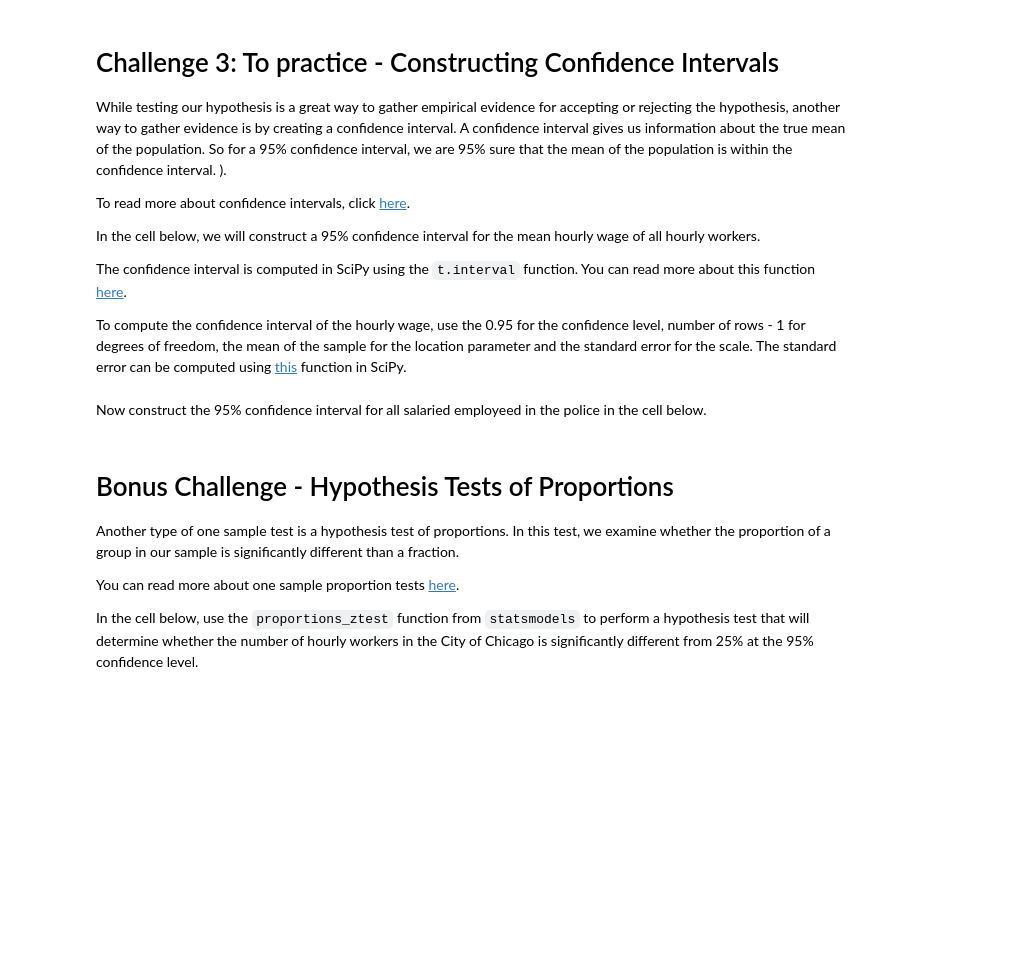
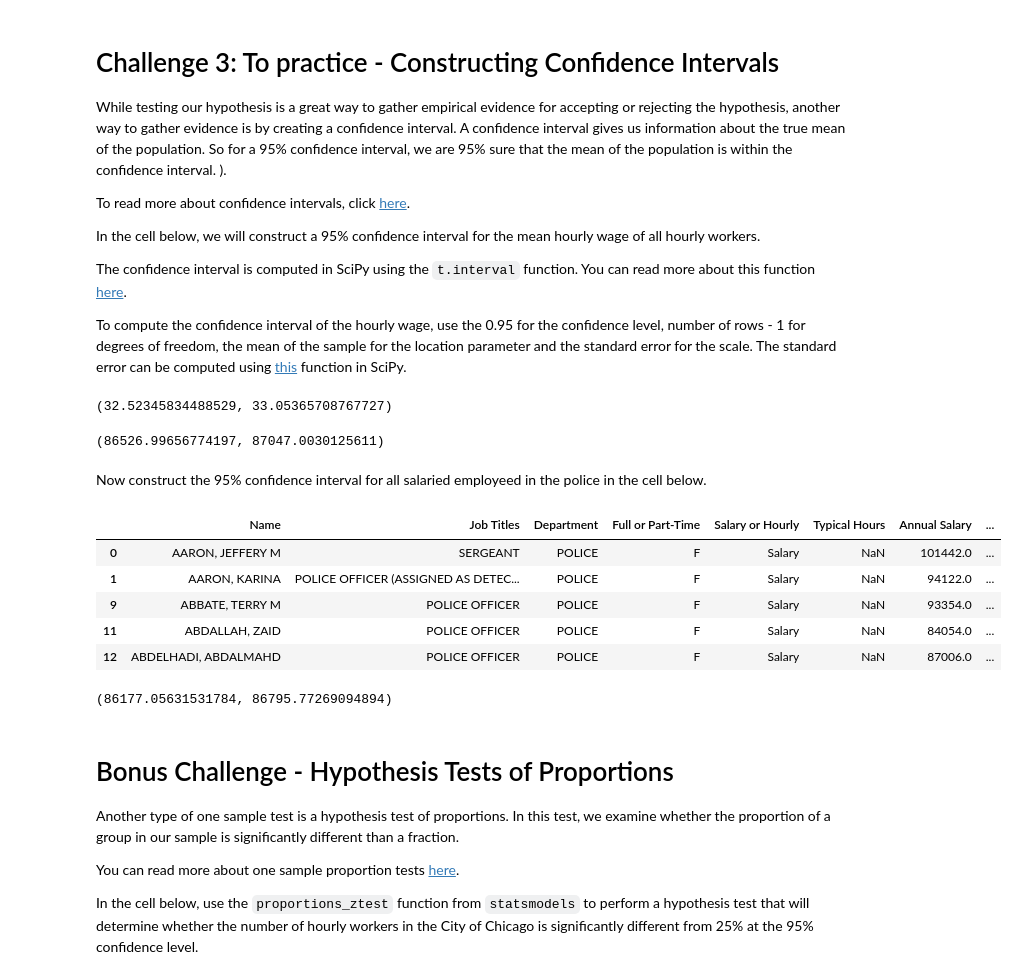
Before and after one commit to ta-data-remote/lab-hypothesis-testing, a Jupyter notebook: your-code/main.ipynb, the cells around one changed output. Saved outputs shown, nothing was run; the diff lists cells and outputs as text; code cells hidden in the pictures; blank space fills up the shorter version.

```diff
--- a/your-code/main.ipynb
+++ b/your-code/main.ipynb
@@ -68,2 +185,31 @@ To compute the confidence interval of the hourly wage, use the 0.95 for the conf
+# %%
+n = len(hourly)
+con_lvl = 0.95
+dfree = n - 1
+sample_mean = hourly['Hourly Rate'].mean()
+sample_ste = stats.sem(hourly['Hourly Rate'])
+
+confidence_interval = stats.t.interval(con_lvl, dfree, sample_mean, sample_ste)
+confidence_interval
+# %% [output]
+(32.52345834488529, 33.05365708767727)
+# %%
+# conf for all salaried
+
+salary = salaries.loc[salaries['Salary or Hourly'] == 'Salary']
+
+n = len(salary)
+# %%
+# confidence_interval = scipy.stats.t.interval(confidence_level, degrees_freedom, sample_mean, sample_standard_error)
+
+con_lvl = 0.95
+dfree = n - 1
+sample_mean = salary['Annual Salary'].mean()
+sample_ste = stats.sem(salary['Annual Salary'])
+
+confidence_interval = stats.t.interval(con_lvl, dfree, sample_mean, sample_ste)
+confidence_interval
+# %% [output]
+(86526.99656774197, 87047.0030125611)
 # %% [markdown]
 Now construct the 95% confidence interval for all salaried employeed in the police in the cell below.
@@ -72,3 +216,25 @@ Now construct the 95% confidence interval for all salaried employeed in the poli
+# %%
+police = salary.loc[salaries['Department'] == 'POLICE']
+police.head()
+# %% [output]
+|  | Name | Job Titles | Department | Full or Part-Time | Salary or Hourly | Typical Hours | Annual Salary | ... |
+| 0 | AARON, JEFFERY M | SERGEANT | POLICE | F | Salary | NaN | 101442.0 | ... |
+| 1 | AARON, KARINA | POLICE OFFICER (ASSIGNED AS DETEC... | POLICE | F | Salary | NaN | 94122.0 | ... |
+| 9 | ABBATE, TERRY M | POLICE OFFICER | POLICE | F | Salary | NaN | 93354.0 | ... |
+| 11 | ABDALLAH, ZAID | POLICE OFFICER | POLICE | F | Salary | NaN | 84054.0 | ... |
+| 12 | ABDELHADI, ABDALMAHD | POLICE OFFICER | POLICE | F | Salary | NaN | 87006.0 | ... |
+# %%
+n = len(police)
+
+con_lvl = 0.95
+dfree = n - 1
+sample_mean = police['Annual Salary'].mean()
+sample_ste = stats.sem(police['Annual Salary'])
+
+confidence_interval = stats.t.interval(con_lvl, dfree, sample_mean, sample_ste)
+confidence_interval
+# %% [output]
+(86177.05631531784, 86795.77269094894)
 # %% [markdown]
 # Bonus Challenge - Hypothesis Tests of Proportions
 
```
Also changed, not shown: parts of 22 cells of this notebook.
